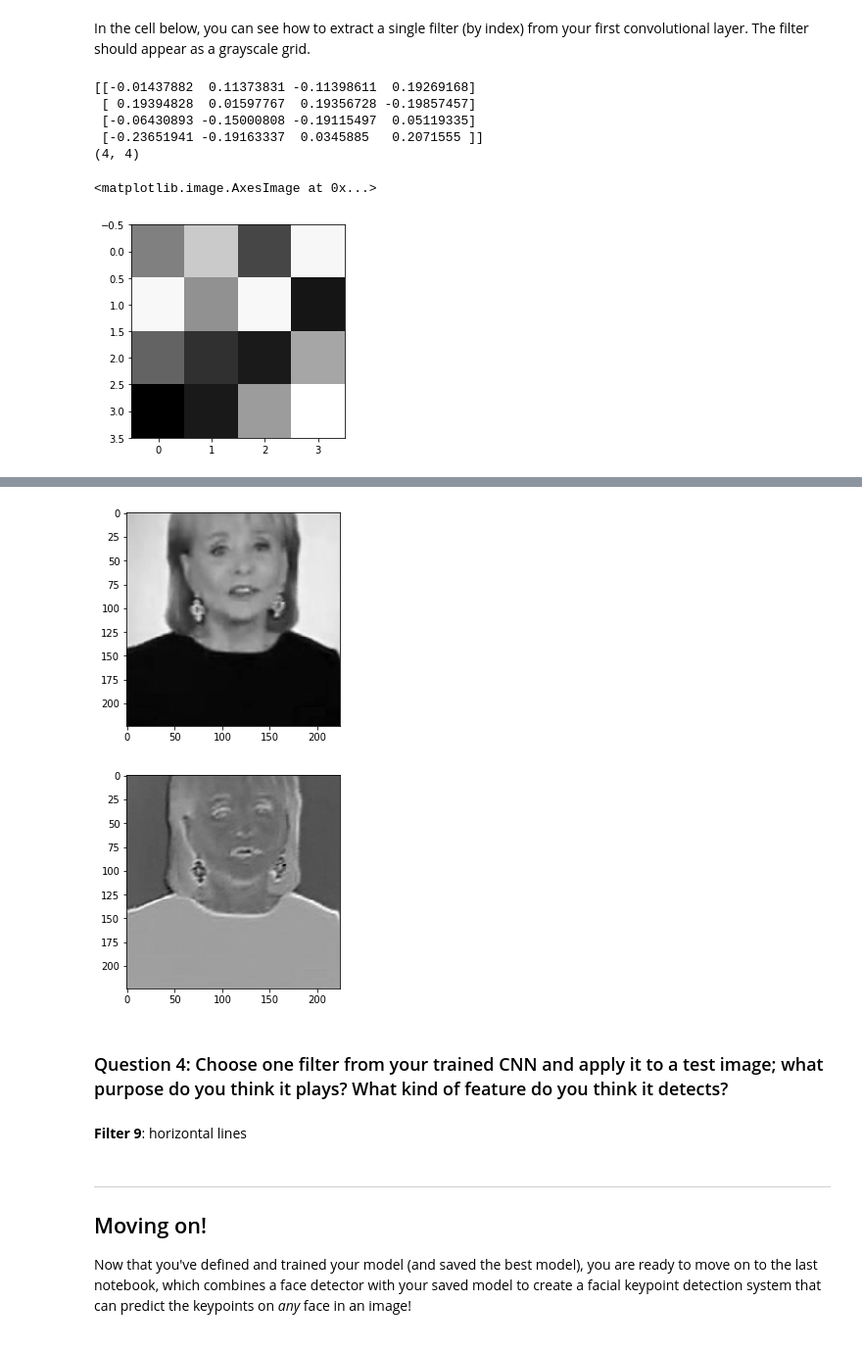
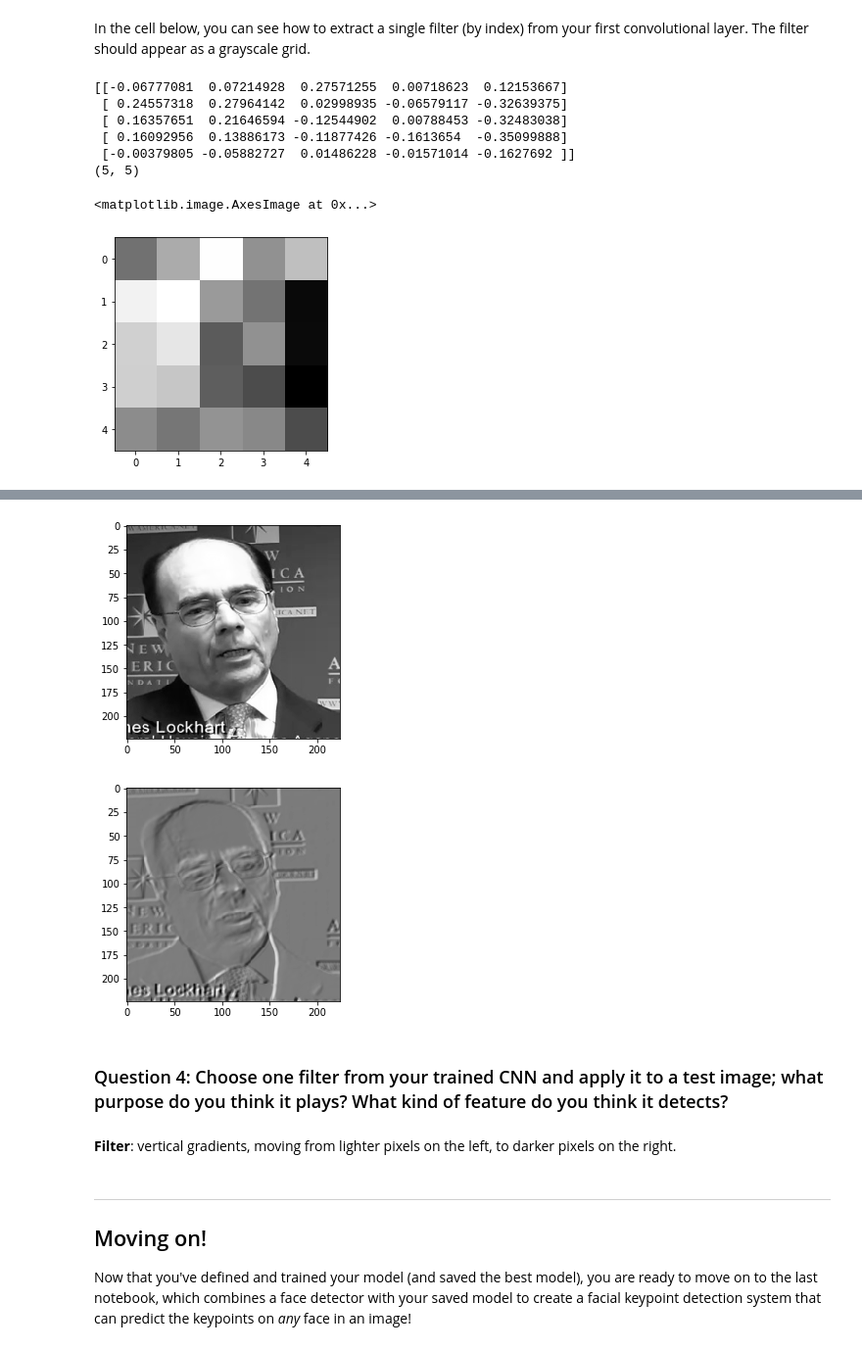
Before and after one commit to JSchuurmans/P1_Facial_Keypoints, a Jupyter notebook: 2. Define the Network Architecture.ipynb, the cells around one changed output, grey strips where cells are left out. Shown: that part at 98% size. Drawn from its saved outputs; the diff is of its cells as text; code cells hidden in the pictures.

```diff
--- a/2. Define the Network Architecture.ipynb
+++ b/2. Define the Network Architecture.ipynb
@@ -88,7 +88,10 @@ device = torch.device("cuda:0" if torch.cuda.is_available() else "cpu")
 
 # net = Net()
 net = NaNet()
-net = net.to(device)
+
+net.load_state_dict(torch.load('saved_models/keypoints_NaNet_1500.pt'))
+
+# net = net.to(device)
 print(net)
 # %% [output]
 NaNet(
@@ -475,29 +504,30 @@ In the cell below, you can see how to extract a single filter (by index) from yo
 # %%
 # Get the weights in the first conv layer, "conv1"
 # if necessary, change this to reflect the name of your first conv layer
 weights1 = net.conv1.weight.data
 
 w = weights1.numpy()
 
-filter_index = 9
+filter_index = 0
 # 2 lines
 # 6 gaussian filter
 # 7 lines (opposite of 2)
 # 9 horizontal lines
 
 print(w[filter_index][0])
 print(w[filter_index][0].shape)
 
 # display the filter weights
 plt.imshow(w[filter_index][0], cmap='gray')
 # %% [output]
-[[-0.01437882  0.11373831 -0.11398611  0.19269168]
- [ 0.19394828  0.01597767  0.19356728 -0.19857457]
- [-0.06430893 -0.15000808 -0.19115497  0.05119335]
- [-0.23651941 -0.19163337  0.0345885   0.2071555 ]]
-(4, 4)
+[[-0.06777081  0.07214928  0.27571255  0.00718623  0.12153667]
+ [ 0.24557318  0.27964142  0.02998935 -0.06579117 -0.32639375]
+ [ 0.16357651  0.21646594 -0.12544902  0.00788453 -0.32483038]
+ [ 0.16092956  0.13886173 -0.11877426 -0.1613654  -0.35099888]
+ [-0.00379805 -0.05882727  0.01486228 -0.01571014 -0.1627692 ]]
+(5, 5)
 <matplotlib.image.AxesImage at 0x...>
-[figure, old version]
+[figure, new version]
 # %% [markdown]
 ## Feature maps
 
@@ -532,12 +562,12 @@ c = cv2.filter2D(img, -1, np.array(w_i))
 plt.imshow(c, cmap='gray')
 plt.show()
 # %% [output]
-[figure, old version]
+[figure, new version]
-[figure, old version]
+[figure, new version]
 # %% [markdown]
 ### Question 4: Choose one filter from your trained CNN and apply it to a test image; what purpose do you think it plays? What kind of feature do you think it detects?
-# %% [markdown]
-**Filter 9**: horizontal lines
+# %% [markdown]
+**Filter**: vertical gradients, moving from lighter pixels on the left, to darker pixels on the right.
 # %% [markdown]
 ---
 ## Moving on!
```
Also changed, not shown: parts of 8 cells of this notebook.
